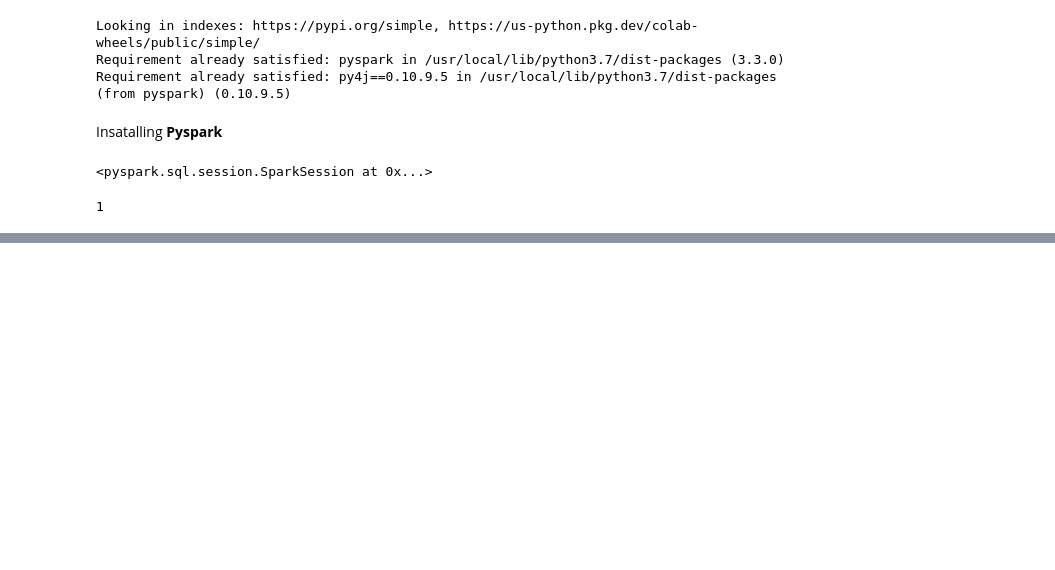
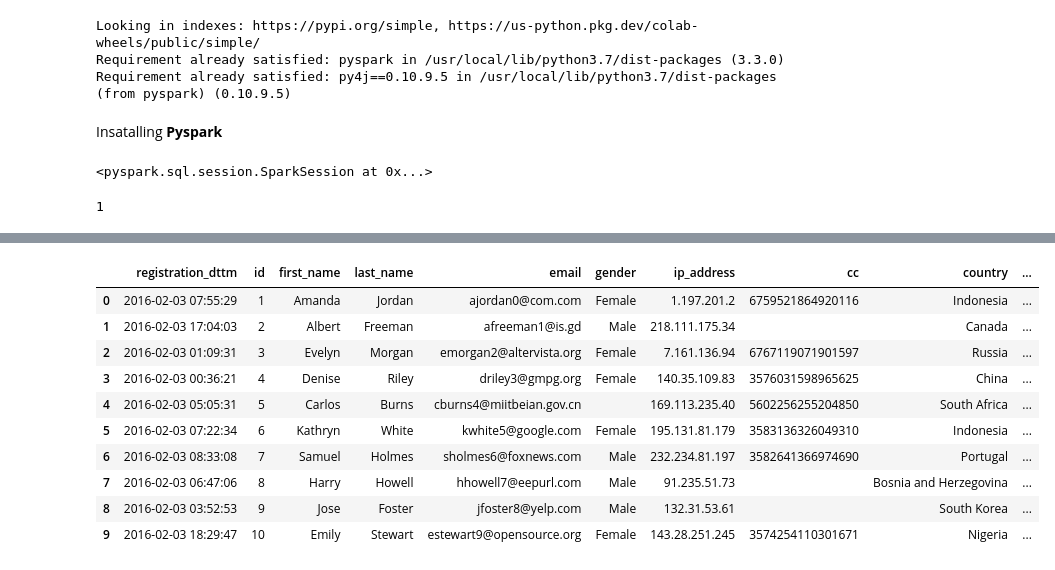
Before and after one commit to sohaildua/PysparkLearning, a Jupyter notebook: Pyspark.ipynb, the cells around one changed output, grey strips where cells are left out. Saved outputs shown, nothing was run; the diff lists cells and outputs as text; code cells hidden in the pictures; blank space fills up the shorter version.

```diff
--- a/Pyspark.ipynb
+++ b/Pyspark.ipynb
@@ -29,0 +95,16 @@ cores
+# %%
+users_1_2  = spark.read.parquet("users1.parquet","users2.parquet")
+# %%
+users_1_2.limit(10).toPandas()
+# %% [output]
+|  | registration_dttm | id | first_name | last_name | email | gender | ip_address | cc | country | ... |
+| 0 | 2016-02-03 07:55:29 | 1 | Amanda | Jordan | ajordan0@com.com | Female | 1.197.201.2 | 6759521864920116 | Indonesia | ... |
+| 1 | 2016-02-03 17:04:03 | 2 | Albert | Freeman | afreeman1@is.gd | Male | 218.111.175.34 |  | Canada | ... |
+| 2 | 2016-02-03 01:09:31 | 3 | Evelyn | Morgan | emorgan2@altervista.org | Female | 7.161.136.94 | 6767119071901597 | Russia | ... |
+| 3 | 2016-02-03 00:36:21 | 4 | Denise | Riley | driley3@gmpg.org | Female | 140.35.109.83 | 3576031598965625 | China | ... |
+| 4 | 2016-02-03 05:05:31 | 5 | Carlos | Burns | cburns4@miitbeian.gov.cn |  | 169.113.235.40 | 5602256255204850 | South Africa | ... |
+| 5 | 2016-02-03 07:22:34 | 6 | Kathryn | White | kwhite5@google.com | Female | 195.131.81.179 | 3583136326049310 | Indonesia | ... |
+| 6 | 2016-02-03 08:33:08 | 7 | Samuel | Holmes | sholmes6@foxnews.com | Male | 232.234.81.197 | 3582641366974690 | Portugal | ... |
+| 7 | 2016-02-03 06:47:06 | 8 | Harry | Howell | hhowell7@eepurl.com | Male | 91.235.51.73 |  | Bosnia and Herzegovina | ... |
+| 8 | 2016-02-03 03:52:53 | 9 | Jose | Foster | jfoster8@yelp.com | Male | 132.31.53.61 |  | South Korea | ... |
+| 9 | 2016-02-03 18:29:47 | 10 | Emily | Stewart | estewart9@opensource.org | Female | 143.28.251.245 | 3574254110301671 | Nigeria | ... |
```
Also changed, not shown: parts of 8 cells of this notebook.
